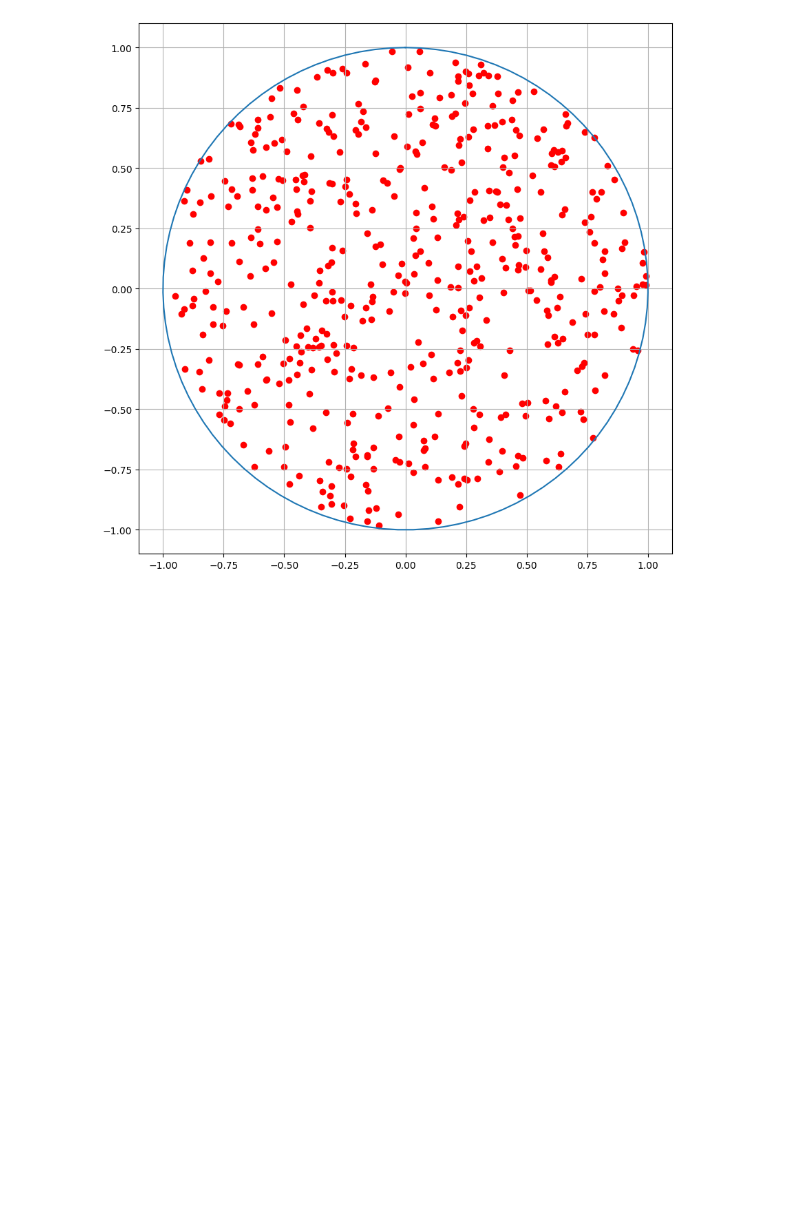
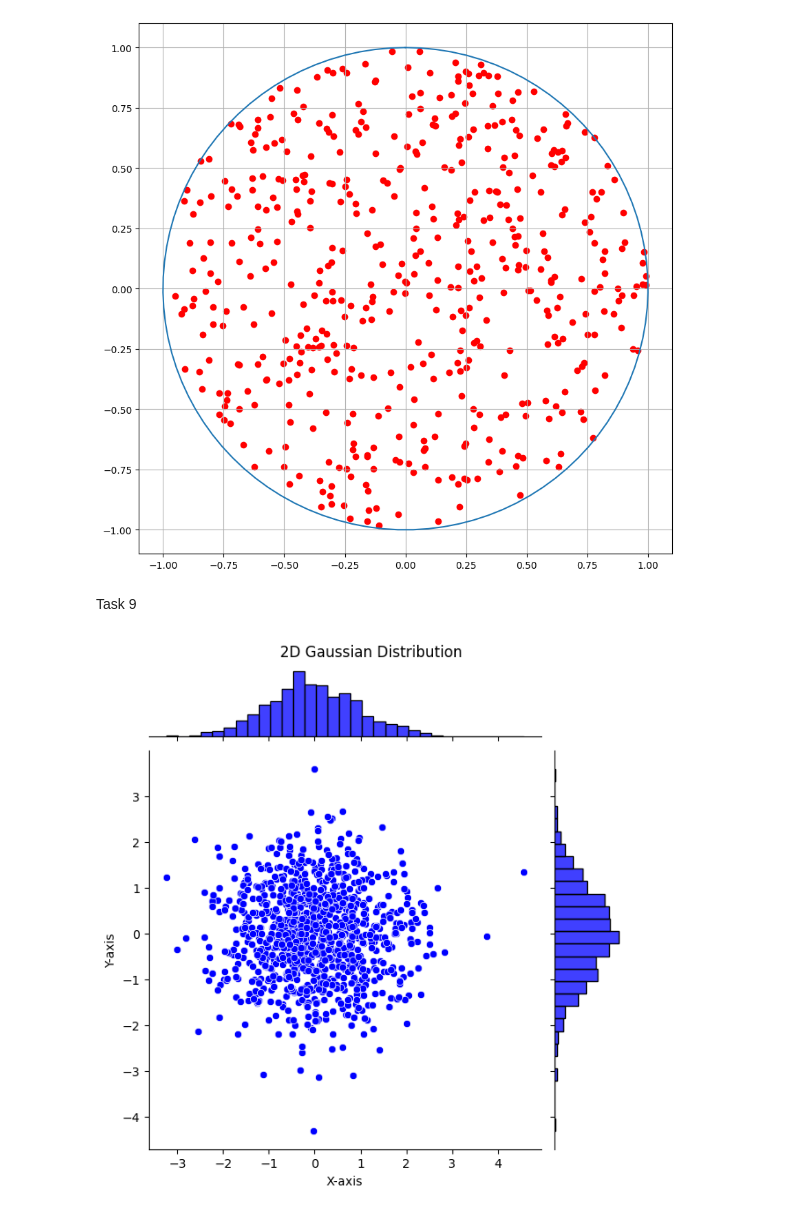
Before and after one commit to Khaymonenko/StatPrak, a Jupyter notebook: №3.ipynb, the cells around one changed output. Saved outputs shown, nothing was run; the diff lists cells and outputs as text; code cells hidden in the pictures; blank space fills up the shorter version.

```diff
--- a/№3.ipynb
+++ b/№3.ipynb
@@ -176,3 +225,21 @@ plt.grid(True)
 plt.show()
 # %% [output]
 [figure]
+# %% [markdown]
+Task 9
+# %%
+import seaborn as sns
+n = 1000
+u1, u2 = np.random.rand(2, n)
+r = np.sqrt(-2 * np.log(u1))
+theta = 2 * np.pi * u2
+x = r * np.cos(theta)
+y = r * np.sin(theta)
+
+
+joint_plot = sns.jointplot(x=x, y=y, color="blue")
+joint_plot.set_axis_labels('X-axis', 'Y-axis')
+plt.suptitle('2D Gaussian Distribution', y=1.02)
+plt.show()
+# %% [output]
+[figure, added]
```
Also changed, not shown: parts of 7 cells of this notebook.
